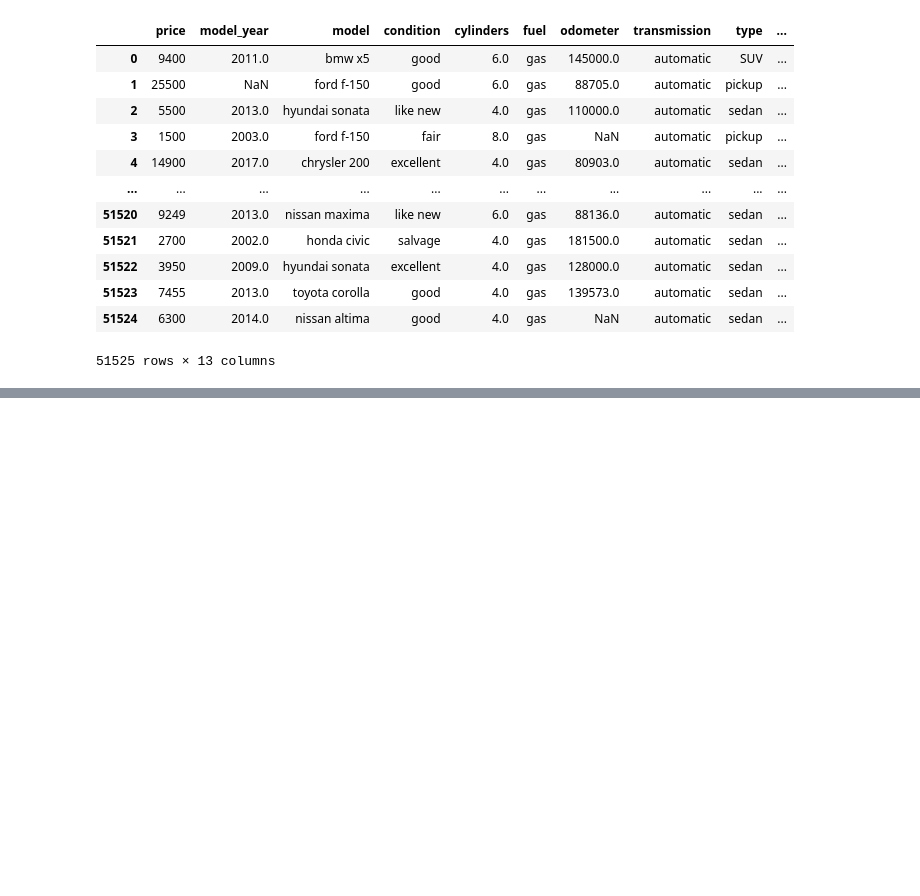
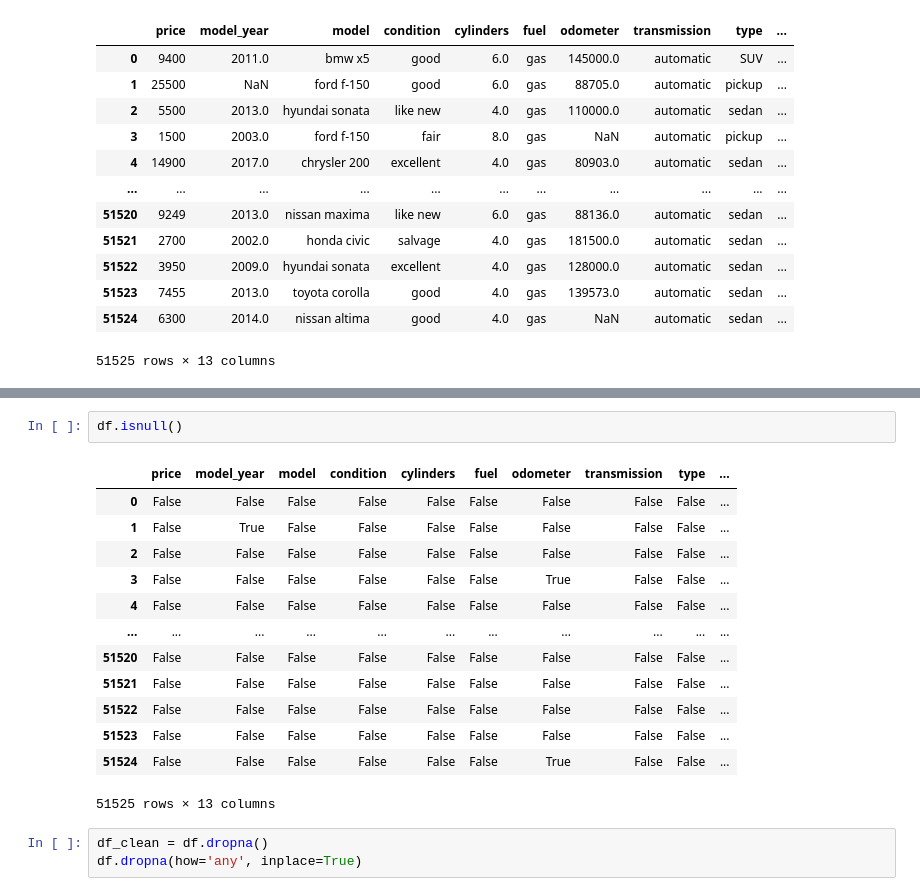
Before and after one commit to scwalke94/Sprint_4_Project, a Jupyter notebook: notebooks/EDA.ipynb, the cells around one changed output, grey strips where cells are left out. Saved outputs shown, nothing was run; the diff lists cells and outputs as text; blank space fills up the shorter version.

```diff
--- a/notebooks/EDA.ipynb
+++ b/notebooks/EDA.ipynb
@@ -21,0 +93,19 @@ df
+# %%
+df.isnull()
+# %% [output]
+|  | price | model_year | model | condition | cylinders | fuel | odometer | transmission | type | ... |
+| 0 | False | False | False | False | False | False | False | False | False | ... |
+| 1 | False | True | False | False | False | False | False | False | False | ... |
+| 2 | False | False | False | False | False | False | False | False | False | ... |
+| 3 | False | False | False | False | False | False | True | False | False | ... |
+| 4 | False | False | False | False | False | False | False | False | False | ... |
+| ... | ... | ... | ... | ... | ... | ... | ... | ... | ... | ... |
+| 51520 | False | False | False | False | False | False | False | False | False | ... |
+| 51521 | False | False | False | False | False | False | False | False | False | ... |
+| 51522 | False | False | False | False | False | False | False | False | False | ... |
+| 51523 | False | False | False | False | False | False | False | False | False | ... |
+| 51524 | False | False | False | False | False | False | True | False | False | ... |
+51525 rows × 13 columns
+# %%
+df_clean = df.dropna()
+df.dropna(how='any', inplace=True)
```
Also changed, not shown: parts of 22 cells of this notebook, 2 other files.
